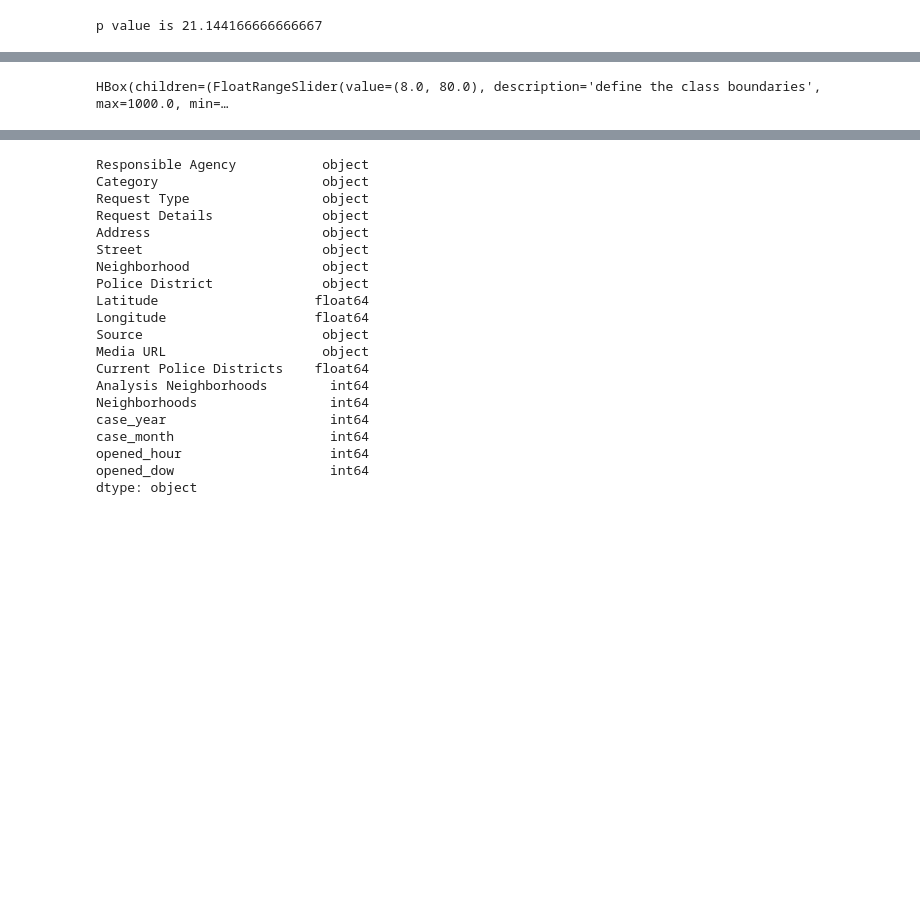
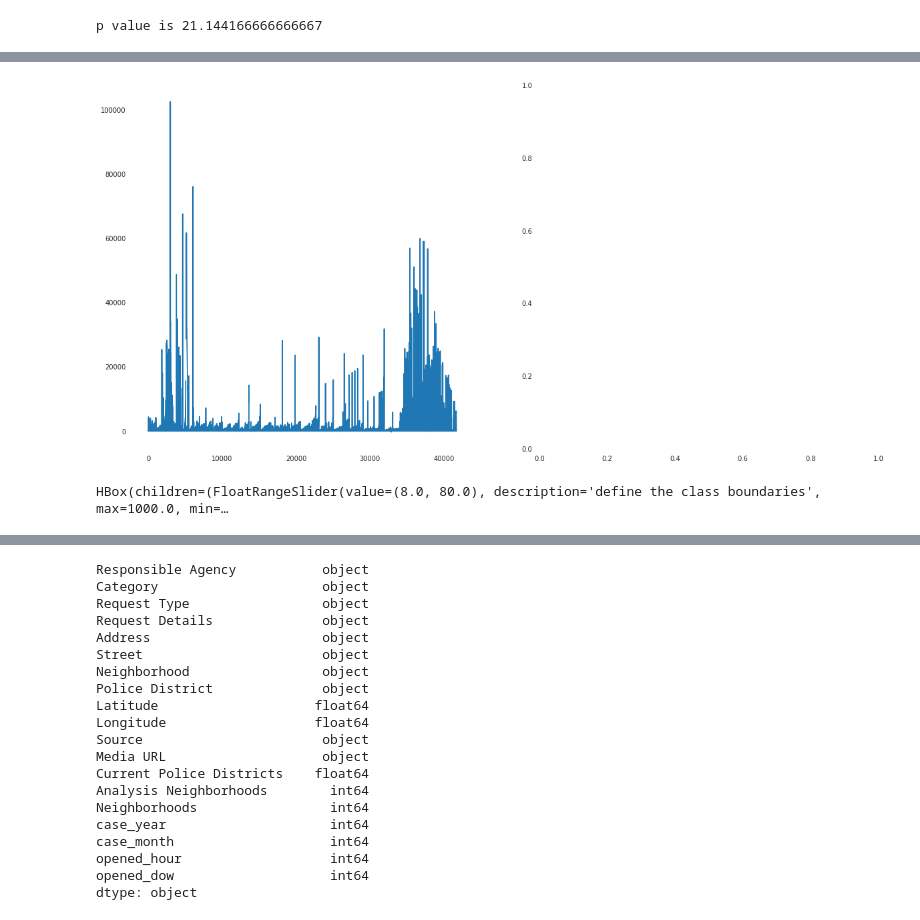
Before and after one commit to dmhliu/DS-Unit-2-Build-dmhliu, a Jupyter notebook: build2.ipynb, the cells around one changed output, grey strips where cells are left out. Saved outputs shown, nothing was run; the diff lists cells and outputs as text; code cells hidden in the pictures; blank space fills up the shorter version.

```diff
--- a/build2.ipynb
+++ b/build2.ipynb
@@ -923,5 +921,11 @@ ttr_by_neighborhood[med_waste]
 # %%
 #explore ttr class distribution
+
+
+(wrangler.working.ttr.dt.total_seconds()/3600).describe()
+fig, (ax1,ax2) = plt.subplots(1,2,figsize =(20,10))
+(wrangler.working.ttr.dt.total_seconds()/3600).plot(ax=ax1)
+
 
 min_value =0
 max_value =100
@@ -937,9 +941,8 @@ a = widgets.FloatRangeSlider(min=ttr.min(),
                              description='define the class boundaries',
                              readout_format='.1f',
                              readout=False
-
                             )
-b = widgets.FloatLogSlider(
+b = widgets.FloatLogSlider(         #adjust extreme value cutoff
     value=xb,
     base=10,
     min=-10, # max exponent of base
@@ -948,36 +951,40 @@ b = widgets.FloatLogSlider(
     description='extreme cutoff'
 )
 
 
 ui = widgets.HBox([a,b])
 
 def f(a,b):
     print(a)
     lb,ub = a   #bounds for middle class
-
-    xb=b
-
+     xb=b
     def mapttrs(ttr):
         low  = ttr < lb
         med  = lb <= ttr <= ub
         high = ub < ttr < xb
         ext  = ttr >= xb
         if low:
             return 'low'
         elif med:
             return 'med'
         elif high:
             return 'high'
         else:
             return 'xb'
 
     print(ttr.map(mapttrs).value_counts(normalize=True))
     print(f"\nHigh cutoff= {b}")
     print(f"bounds for med class: {a}")
 
+    valct = (ttr.map(mapttrs).value_counts(normalize=True))
+    xbval = (f"\nExtreme Values cutoff= {b}")
+    medval= (f"bounds for med class: {a}")
+    ax2.text(.5,.5,f"{valct}\n{xbval}\n{medval}")
+    fig.show()
 out = widgets.interactive_output(f, {'a': a, 'b': b})
 display(ui, out)
 # %% [output]
+[figure, added]
 HBox(children=(FloatRangeSlider(value=(8.0, 80.0), description='define the class boundaries', max=1000.0, min=…
 [interactive output not drawn]
 # %%
```
Also changed, not shown: parts of 8 cells of this notebook.
